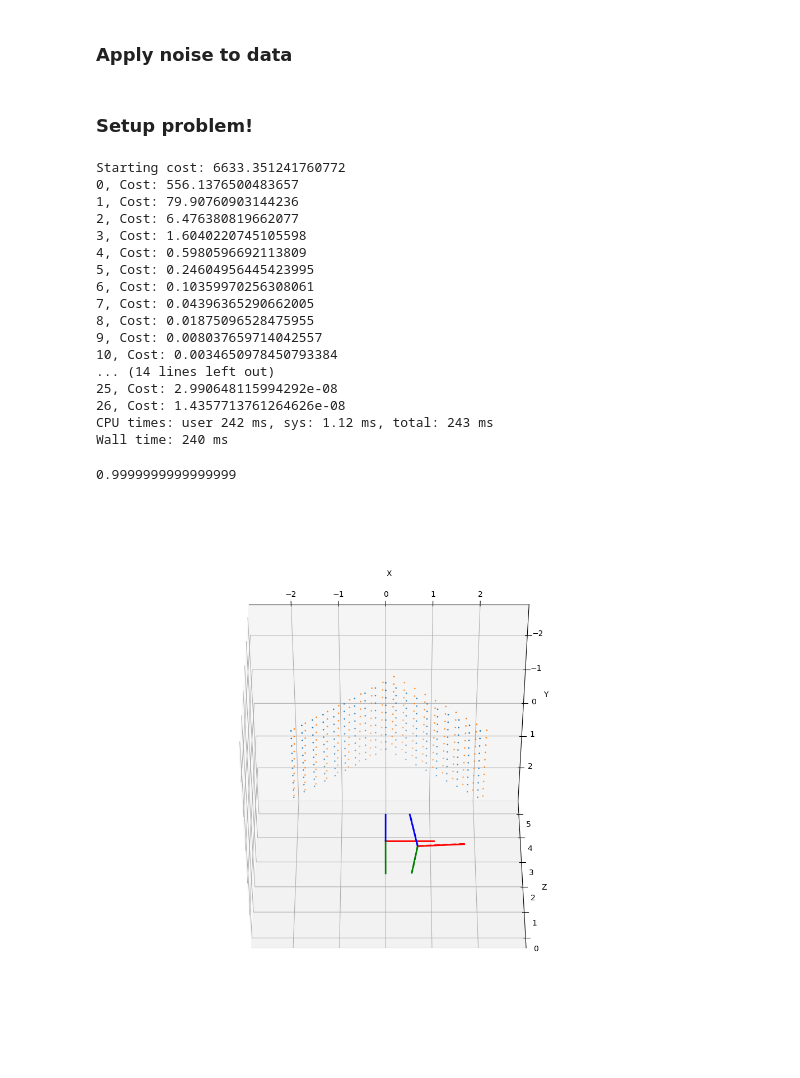
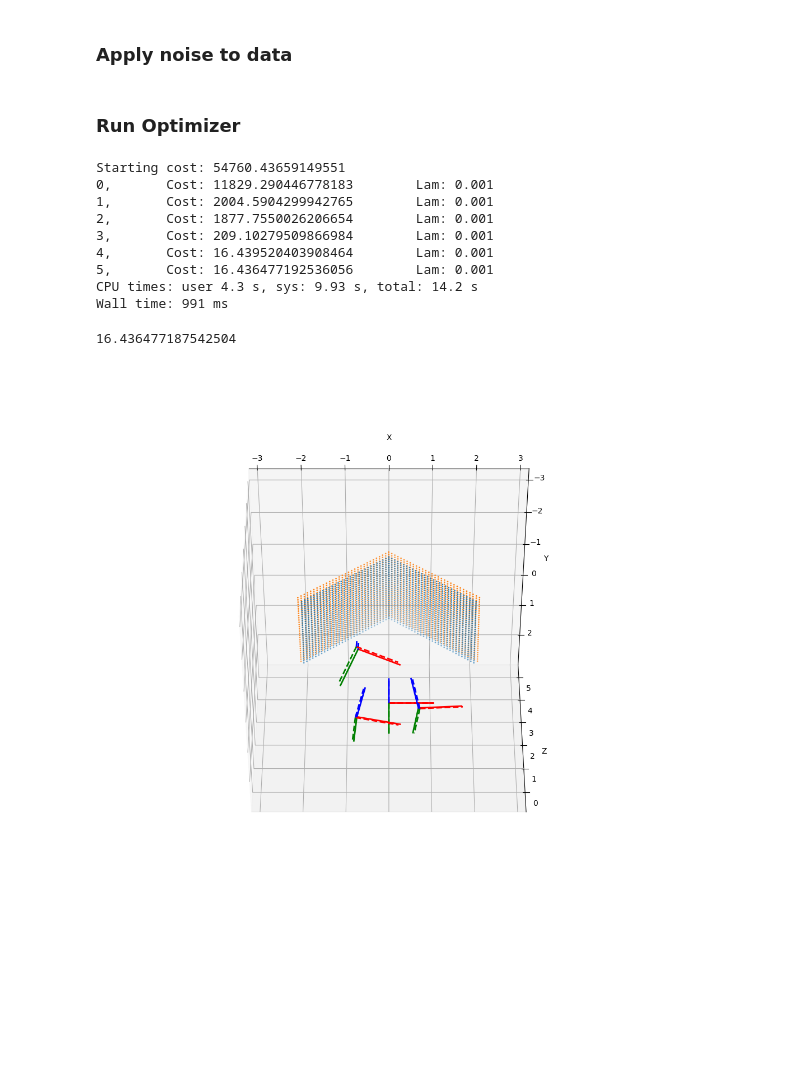
Before and after one commit to contagon/sfm, a Jupyter notebook: manifold_example.ipynb, the cells around one changed output. Drawn from its saved outputs; the diff is of its cells as text; code cells hidden in the pictures; blank space fills up the shorter version.

```diff
--- a/manifold_example.ipynb
+++ b/manifold_example.ipynb
@@ -246,7 +117,7 @@ K_gt = np.array([[1520 ,    0.1  ,  300, 0],
                [   0.  ,    0.  ,    1., 0]])
 
 # Make P the 2 sides of a box
-num = 10
+num = 30
 x = np.linspace(0,2,num)
 y = np.linspace(-1,1,num)
 X, Y = np.meshgrid(x,y)
@@ -264,11 +135,14 @@ Z = X + 5
 P2 = np.column_stack((X,Y,Z))
 
 P_gt = np.vstack((P1,P2))
-N = P_gt.shape[0]
 
 # Ground truth poses
-T1_gt = np.eye(4)
-T2_gt = SE3_from_vec(np.array([.2, -10*np.pi/180, .1, 0.7, 0.3, 0.1]))
+T_gt = np.array([
+            np.eye(4),
+            SE3_from_vec(np.array([.2, -10*np.pi/180, .1, 0.7, 0.3, 0.1])),
+            SE3_from_vec(np.array([.2, 10*np.pi/180, .1, -0.7, 0.5, -0.1])),
+            SE3_from_vec(np.array([-.5, 0.1, .4, -1, -1.5, -0.4]))
+        ])
 # %% [markdown]
 ### Apply noise to data
 # %%
@@ -284,2 +159,2 @@ p2 = h(K_gt, T2_gt, P_gt) + np.random.normal(scale=5)
 # %% [markdown]
-### Setup problem!
+### Run Optimizer
@@ -353,44 +161,31 @@ def levenburg(residual, x0, jac, lam=10.0, lam_multiplier=10.0, max_iters=100, t
 # %%
-x0 = to_linear(K_init, T2_init, P_init)
-%time x = levenburg(residuals, x0, jac, lam=.01, lam_multiplier=1, verbose=True)
+%time K_result, T_result, P_result = levenburg(residuals, K_init, Ts_init, Ps_init, zs, jac, max_iters=100, lam=.001, lam_multiplier=2, verbose=True)
+np.linalg.norm(residuals(K_result, T_result, P_result, zs))
 # %% [output]
-Starting cost: 6633.351241760772
-0, Cost: 556.1376500483657
-1, Cost: 79.90760903144236
-2, Cost: 6.476380819662077
-3, Cost: 1.6040220745105598
-4, Cost: 0.5980596692113809
-5, Cost: 0.24604956445423995
-6, Cost: 0.10359970256308061
-7, Cost: 0.04396365290662005
-8, Cost: 0.01875096528475955
-9, Cost: 0.008037659714042557
-10, Cost: 0.0034650978450793384
-... (14 lines left out)
-25, Cost: 2.990648115994292e-08
-26, Cost: 1.4357713761264626e-08
-CPU times: user 242 ms, sys: 1.12 ms, total: 243 ms
-Wall time: 240 ms
+Starting cost: 54760.43659149551
+0,       Cost: 11829.290446778183        Lam: 0.001
+1,       Cost: 2004.5904299942765        Lam: 0.001
+2,       Cost: 1877.7550026206654        Lam: 0.001
+3,       Cost: 209.10279509866984        Lam: 0.001
+4,       Cost: 16.439520403908464        Lam: 0.001
+5,       Cost: 16.436477192536056        Lam: 0.001
+CPU times: user 4.3 s, sys: 9.93 s, total: 14.2 s
+Wall time: 991 ms
+16.436477187542504
 # %%
 %matplotlib widget
-K_result, T2_result, P_result = from_linear(x)
-
-T2_result[:3,3] *= T2_gt[0,3] / T2_result[0,3]
-print(T2_gt[0,3] / T2_result[0,3])
-
 fig = plt.figure(figsize=(10,10))
 ax = fig.add_subplot(111, projection='3d')
 ax.scatter(P_gt[:,0], P_gt[:,1], P_gt[:,2], s=1)
 ax.scatter(P_result[:,0], P_result[:,1], P_result[:,2], s=1)
-plotCoordinateFrame(T1_gt, ax=ax)
-plotCoordinateFrame(T2_gt, ax=ax)
-plotCoordinateFrame(T2_result, ax=ax, k="--")
+for T, gt in zip(T_result, T_gt):
+    plotCoordinateFrame(gt, ax=ax)
+    plotCoordinateFrame(T, ax=ax, k="--")
 set_axes_equal(ax)
 ax.set_zlabel("Z")
 ax.set_ylabel("Y")
 ax.set_xlabel("X")
 ax.view_init(-45, -90)
 plt.show()
 # %% [output]
-0.9999999999999999
-[figure, old version]
+[figure, new version]
```
Also changed, not shown: parts of 12 cells of this notebook, 3 other files.
